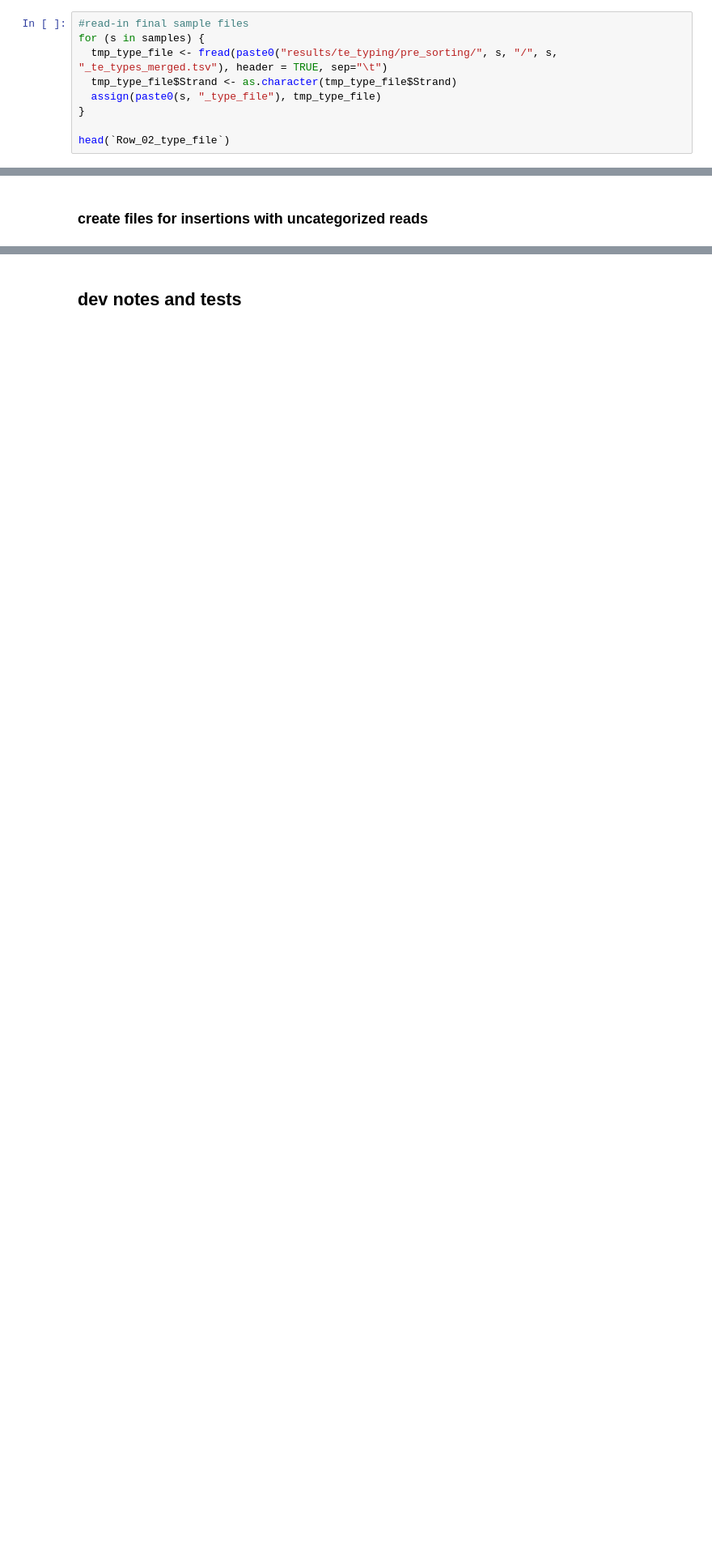
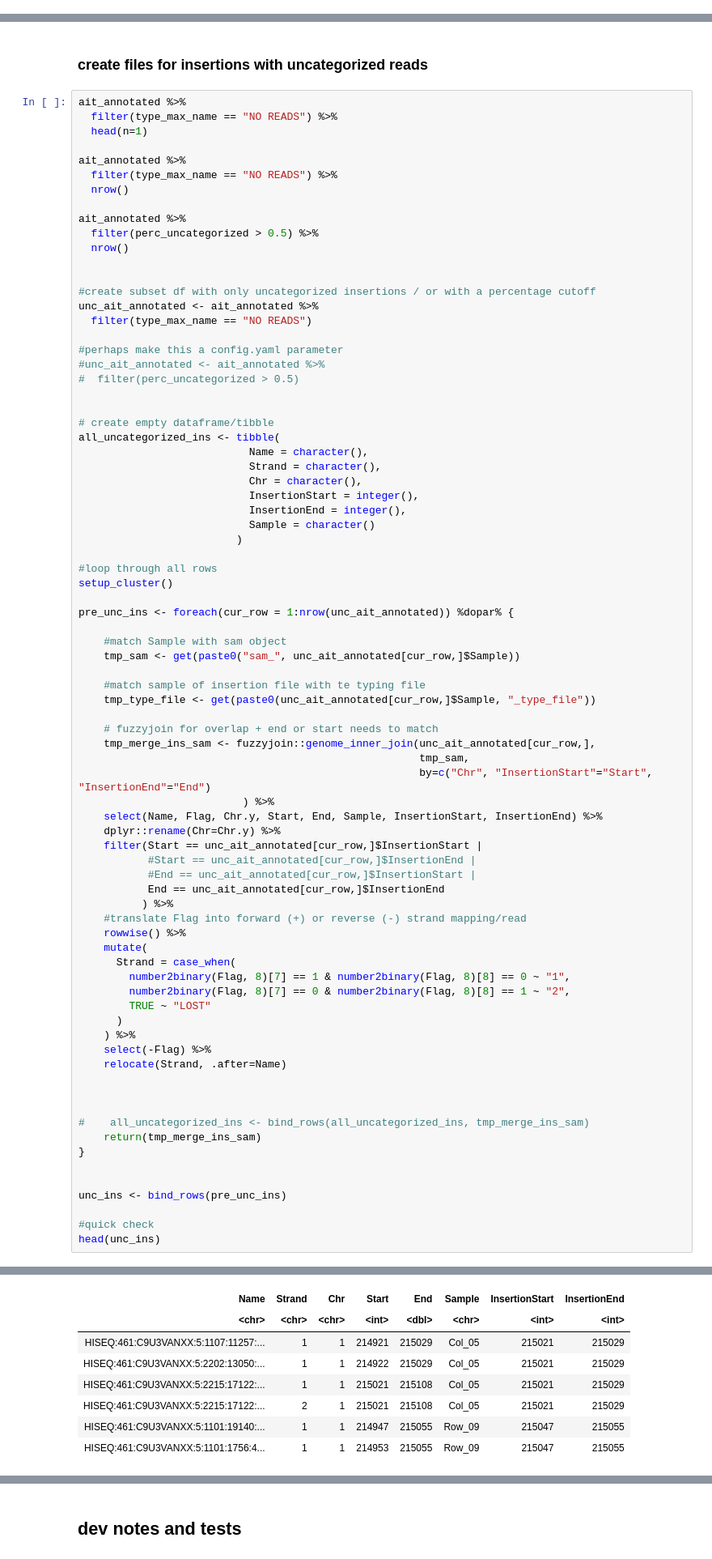
Before and after one commit to tgstoecker/MuWU, a Jupyter notebook: te_typing_annotation.ipynb, the cells around one changed output, grey strips where cells are left out. Shown at 81% size. Drawn from its saved outputs; the diff is of its cells as text; blank space fills up the shorter version.

Commit message:
te_typing code basis more or less done; beginning with snakemake integration

```diff
--- a/te_typing_annotation.ipynb
+++ b/te_typing_annotation.ipynb
@@ -130,9 +155,0 @@ A data.frame: 6 × 43
-# %%
-#read-in final sample files
-for (s in samples) {
-  tmp_type_file <- fread(paste0("results/te_typing/pre_sorting/", s, "/", s, "_te_types_merged.tsv"), header = TRUE, sep="\t")
-  tmp_type_file$Strand <- as.character(tmp_type_file$Strand)
-  assign(paste0(s, "_type_file"), tmp_type_file)
-}
-
-head(`Row_02_type_file`)
@@ -656,2 +521,82 @@ A rowwise_df: 5 × 78
 # %% [markdown]
 ### create files for insertions with uncategorized reads
+# %%
+ait_annotated %>%
+  filter(type_max_name == "NO READS") %>%
+  head(n=1)
+
+ait_annotated %>%
+  filter(type_max_name == "NO READS") %>%
+  nrow()
+
+ait_annotated %>%
+  filter(perc_uncategorized > 0.5) %>%
+  nrow()
+
+
+#create subset df with only uncategorized insertions / or with a percentage cutoff
+unc_ait_annotated <- ait_annotated %>%
+  filter(type_max_name == "NO READS")
+
+#perhaps make this a config.yaml parameter
+#unc_ait_annotated <- ait_annotated %>%
+#  filter(perc_uncategorized > 0.5)
+
+
+# create empty dataframe/tibble
+all_uncategorized_ins <- tibble(
+                           Name = character(),
+                           Strand = character(),
+                           Chr = character(),
+                           InsertionStart = integer(),
+                           InsertionEnd = integer(),
+                           Sample = character()
+                         )
+
+#loop through all rows
+setup_cluster()
+
+pre_unc_ins <- foreach(cur_row = 1:nrow(unc_ait_annotated)) %dopar% {
+
+    #match Sample with sam object
+    tmp_sam <- get(paste0("sam_", unc_ait_annotated[cur_row,]$Sample))
+
+    #match sample of insertion file with te typing file
+    tmp_type_file <- get(paste0(unc_ait_annotated[cur_row,]$Sample, "_type_file"))
+
+    # fuzzyjoin for overlap + end or start needs to match
+    tmp_merge_ins_sam <- fuzzyjoin::genome_inner_join(unc_ait_annotated[cur_row,],
+                                                      tmp_sam,
+                                                      by=c("Chr", "InsertionStart"="Start", "InsertionEnd"="End")
+                          ) %>%
+    select(Name, Flag, Chr.y, Start, End, Sample, InsertionStart, InsertionEnd) %>%
+    dplyr::rename(Chr=Chr.y) %>%
+    filter(Start == unc_ait_annotated[cur_row,]$InsertionStart |
+           #Start == unc_ait_annotated[cur_row,]$InsertionEnd |
+           #End == unc_ait_annotated[cur_row,]$InsertionStart |
+           End == unc_ait_annotated[cur_row,]$InsertionEnd
+          ) %>%
+    #translate Flag into forward (+) or reverse (-) strand mapping/read
+    rowwise() %>%
+    mutate(
+      Strand = case_when(
+        number2binary(Flag, 8)[7] == 1 & number2binary(Flag, 8)[8] == 0 ~ "1",
+        number2binary(Flag, 8)[7] == 0 & number2binary(Flag, 8)[8] == 1 ~ "2",
+        TRUE ~ "LOST"
+      )
+    ) %>%
+    select(-Flag) %>%
+    relocate(Strand, .after=Name)
+
+
+
+#    all_uncategorized_ins <- bind_rows(all_uncategorized_ins, tmp_merge_ins_sam)
+    return(tmp_merge_ins_sam)
+}
+
+
+unc_ins <- bind_rows(pre_unc_ins)
+
+#quick check
+head(unc_ins)
+# %% [output]
@@ -657,0 +607,8 @@ A rowwise_df: 5 × 78
+| Name | Strand | Chr | Start | End | Sample | InsertionStart | InsertionEnd |
+| <chr> | <chr> | <chr> | <int> | <dbl> | <chr> | <int> | <int> |
+| HISEQ:461:C9U3VANXX:5:1107:11257:... | 1 | 1 | 214921 | 215029 | Col_05 | 215021 | 215029 |
+| HISEQ:461:C9U3VANXX:5:2202:13050:... | 1 | 1 | 214922 | 215029 | Col_05 | 215021 | 215029 |
+| HISEQ:461:C9U3VANXX:5:2215:17122:... | 1 | 1 | 215021 | 215108 | Col_05 | 215021 | 215029 |
+| HISEQ:461:C9U3VANXX:5:2215:17122:... | 2 | 1 | 215021 | 215108 | Col_05 | 215021 | 215029 |
+| HISEQ:461:C9U3VANXX:5:1101:19140:... | 1 | 1 | 214947 | 215055 | Row_09 | 215047 | 215055 |
+| HISEQ:461:C9U3VANXX:5:1101:1756:4... | 1 | 1 | 214953 | 215055 | Row_09 | 215047 | 215055 |
```
Also changed, not shown: parts of 39 cells of this notebook, 4 other files.
